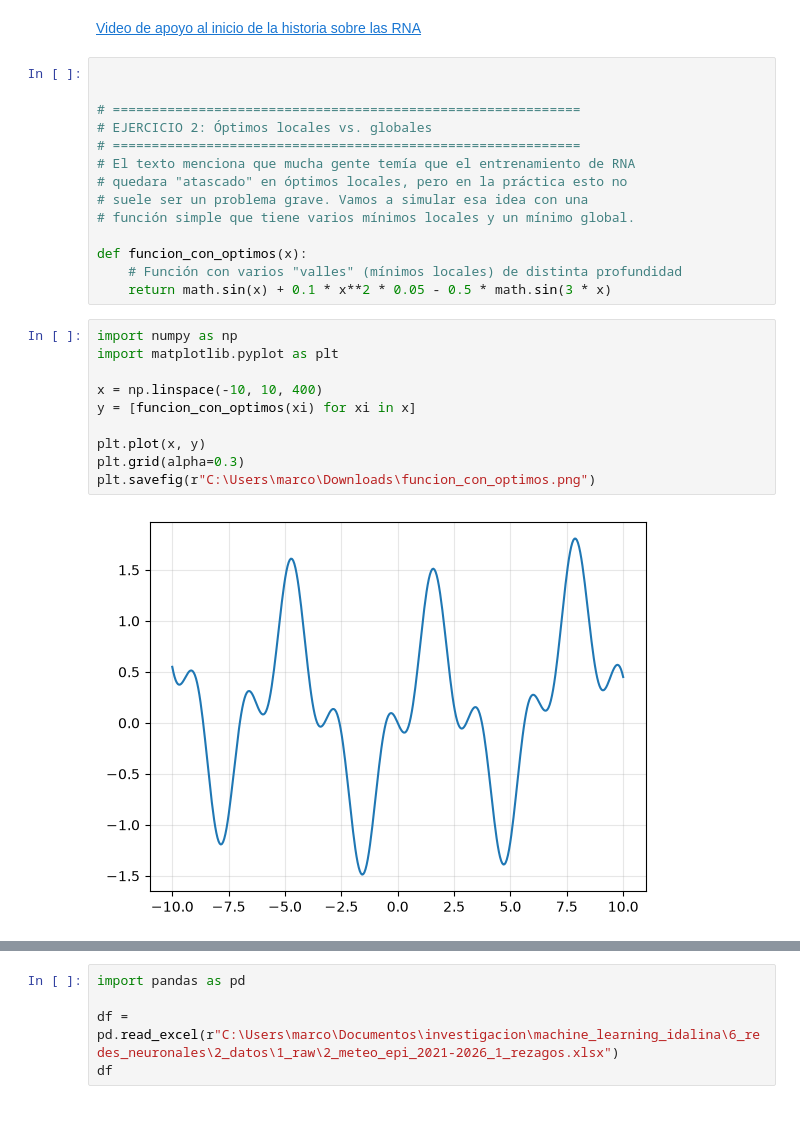
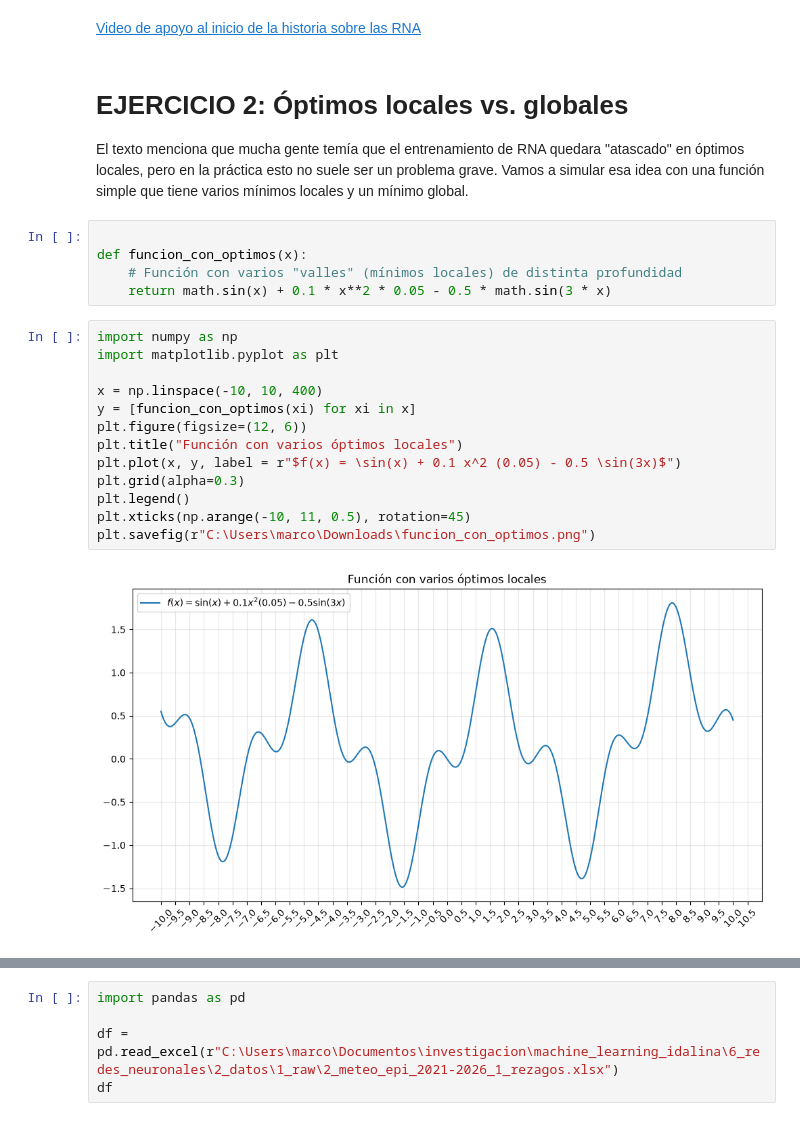
Before and after one commit to marco-canas/machine_learning_idalina, a Jupyter notebook: 6_redes_neuronales/1_scripts/redes_2_pag_317.ipynb, the cells around one changed output, grey strips where cells are left out. Cells and saved outputs as stored; diff of their text form.

```diff
--- a/6_redes_neuronales/1_scripts/redes_2_pag_317.ipynb
+++ b/6_redes_neuronales/1_scripts/redes_2_pag_317.ipynb
@@ -146,15 +164,15 @@ XOR(1, 1) = 0
 # %% [markdown]
 [Video de apoyo al inicio de la historia sobre las RNA](https://www.youtube.com/watch?v=Ix7NxK-A8NU)
+# %% [markdown]
+
+
+# EJERCICIO 2: Óptimos locales vs. globales
+
+El texto menciona que mucha gente temía que el entrenamiento de RNA
+quedara "atascado" en óptimos locales, pero en la práctica esto no
+suele ser un problema grave. Vamos a simular esa idea con una
+función simple que tiene varios mínimos locales y un mínimo global.
 # %%
-
-
-# ============================================================
-# EJERCICIO 2: Óptimos locales vs. globales
-# ============================================================
-# El texto menciona que mucha gente temía que el entrenamiento de RNA
-# quedara "atascado" en óptimos locales, pero en la práctica esto no
-# suele ser un problema grave. Vamos a simular esa idea con una
-# función simple que tiene varios mínimos locales y un mínimo global.
 
 def funcion_con_optimos(x):
     # Función con varios "valles" (mínimos locales) de distinta profundidad
@@ -162,12 +180,15 @@ def funcion_con_optimos(x):
 # %%
 import numpy as np
 import matplotlib.pyplot as plt
 
 x = np.linspace(-10, 10, 400)
 y = [funcion_con_optimos(xi) for xi in x]
-
-plt.plot(x, y)
+plt.figure(figsize=(12, 6))
+plt.title("Función con varios óptimos locales")
+plt.plot(x, y, label = r"$f(x) = \sin(x) + 0.1 x^2 (0.05) - 0.5 \sin(3x)$")
 plt.grid(alpha=0.3)
+plt.legend()
+plt.xticks(np.arange(-10, 11, 0.5), rotation=45)
 plt.savefig(r"C:\Users\marco\Downloads\funcion_con_optimos.png")
 # %% [output]
-[figure, old version]
+[figure, new version]
```
Also changed, not shown: parts of 38 cells of this notebook, 2 other files.
